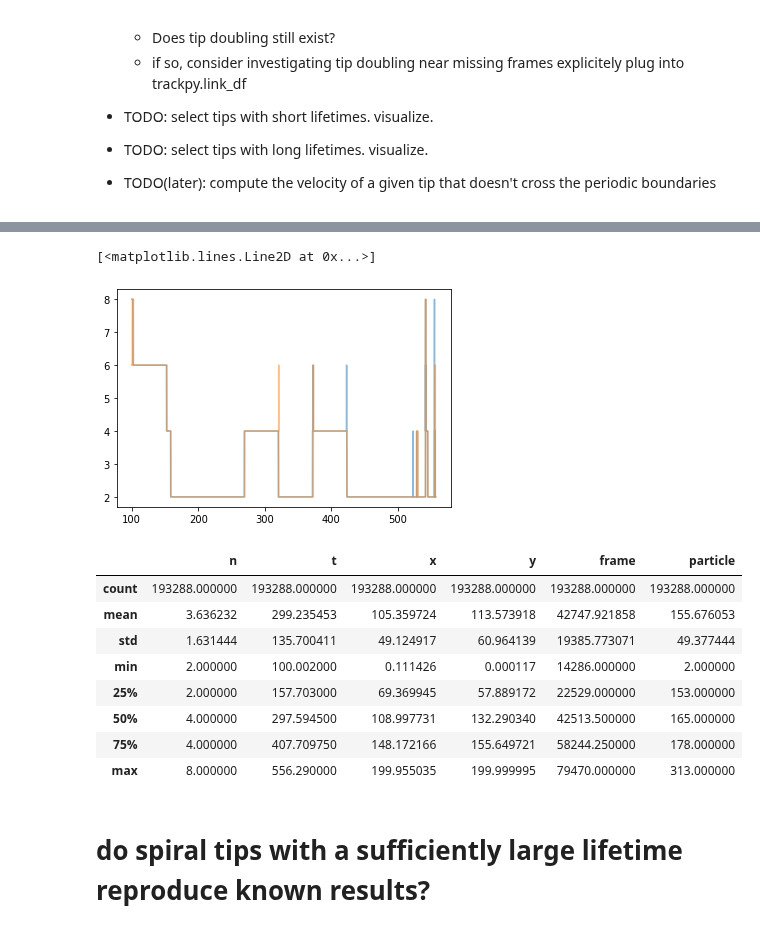
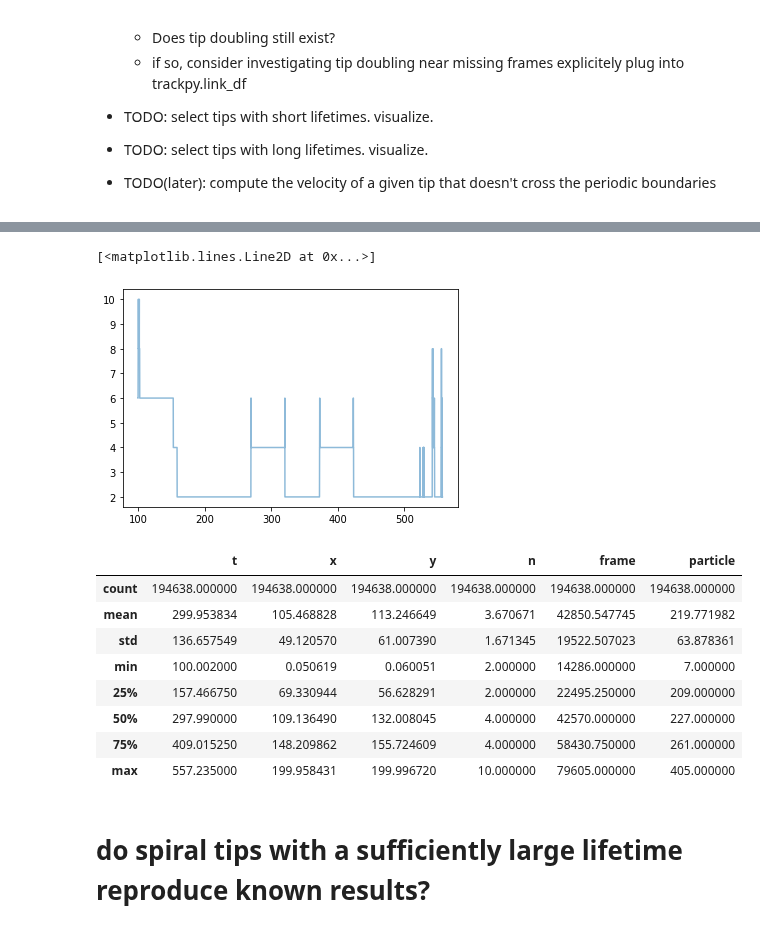
Before and after one commit to timtyree/care, a Jupyter notebook: notebooks/Lifetimes of Spiral Tips.ipynb, the cells around one changed output, grey strips where cells are left out. Cells and saved outputs as stored; diff of their text form; code cells hidden in the pictures.

Commit message:
developed and tested methods for assigning an electrophysiological state to spiral tip trajectories

```diff
--- a/notebooks/Lifetimes of Spiral Tips.ipynb
+++ b/notebooks/Lifetimes of Spiral Tips.ipynb
@@ -538,10 +545,11 @@ df.loc[(traj.frame >= l-2) & (traj.frame <= l+2)]
 # %%
 #import most recent tip trajectory data and the corresponding raw tips
 data_dir_traj = f"{nb_dir}/Data/ds_5_param_set_8/trajectories"
-data_fn_traj  = 'tip_trajectories_ds_5_sigma_1.0_threshold_0.9_traj_sr_1_mem_2.csv'
-
-data_dir_log  = f"{nb_dir}/Data/ds_5_param_set_8/Log"
-data_fn_log_processed = 'tip_log_ds_5_sigma_1.0_threshold_0.6_processed.csv'
+# data_fn_traj  = 'tip_trajectories_ds_5_sigma_1.0_threshold_0.9_traj_sr_1_mem_2.csv'
+data_fn_traj  = 'tip_log_ds_5_sigma_0.5_threshold_0.9_005_traj_sr_1_mem_2.csv'
+data_fn = data_fn_traj
+# data_dir_log  = f"{nb_dir}/Data/ds_5_param_set_8/Log"
+# data_fn_log_processed = 'tip_log_ds_5_sigma_1.0_threshold_0.6_processed.csv'
 # data_fn_log = 'tip_log_ds_5_sigma_1.0_threshold_0.6_001.csv' #not terribly useful
 # %%
 os.chdir(data_dir_traj)
@@ -578,28 +578,28 @@ tip log processed:
 # %%
 # plot tip number versus time for trajectories
 t_values = df.t.values
 n_values = df.n.values
 plt.plot(t_values, n_values, alpha=0.5)
 
-# plot tip number versus time raw positions
-t_values = df_log.t.values
-n_values = df_log.n.values
-plt.plot(t_values, n_values, alpha=0.5)
+# # plot tip number versus time raw positions
+# t_values = df_log.t.values
+# n_values = df_log.n.values
+# plt.plot(t_values, n_values, alpha=0.5)
 # %% [output]
 [<matplotlib.lines.Line2D at 0x...>]
-[figure, old version]
+[figure, new version]
 # %%
 df.describe()
 # %% [output]
-|  | n | t | x | y | frame | particle |
-| count | 193288.000000 | 193288.000000 | 193288.000000 | 193288.000000 | 193288.000000 | 193288.000000 |
-| mean | 3.636232 | 299.235453 | 105.359724 | 113.573918 | 42747.921858 | 155.676053 |
-| std | 1.631444 | 135.700411 | 49.124917 | 60.964139 | 19385.773071 | 49.377444 |
-| min | 2.000000 | 100.002000 | 0.111426 | 0.000117 | 14286.000000 | 2.000000 |
-| 25% | 2.000000 | 157.703000 | 69.369945 | 57.889172 | 22529.000000 | 153.000000 |
-| 50% | 4.000000 | 297.594500 | 108.997731 | 132.290340 | 42513.500000 | 165.000000 |
-| 75% | 4.000000 | 407.709750 | 148.172166 | 155.649721 | 58244.250000 | 178.000000 |
-| max | 8.000000 | 556.290000 | 199.955035 | 199.999995 | 79470.000000 | 313.000000 |
+|  | t | x | y | n | frame | particle |
+| count | 194638.000000 | 194638.000000 | 194638.000000 | 194638.000000 | 194638.000000 | 194638.000000 |
+| mean | 299.953834 | 105.468828 | 113.246649 | 3.670671 | 42850.547745 | 219.771982 |
+| std | 136.657549 | 49.120570 | 61.007390 | 1.671345 | 19522.507023 | 63.878361 |
+| min | 100.002000 | 0.050619 | 0.060051 | 2.000000 | 14286.000000 | 7.000000 |
+| 25% | 157.466750 | 69.330944 | 56.628291 | 2.000000 | 22495.250000 | 209.000000 |
+| 50% | 297.990000 | 109.136490 | 132.008045 | 4.000000 | 42570.000000 | 227.000000 |
+| 75% | 409.015250 | 148.209862 | 155.724609 | 4.000000 | 58430.750000 | 261.000000 |
+| max | 557.235000 | 199.958431 | 199.996720 | 10.000000 | 79605.000000 | 405.000000 |
 # %% [markdown]
 # do spiral tips with a sufficiently large lifetime reproduce known results?
 # %%
```
Also changed, not shown: parts of 28 cells of this notebook, 6 other files.
